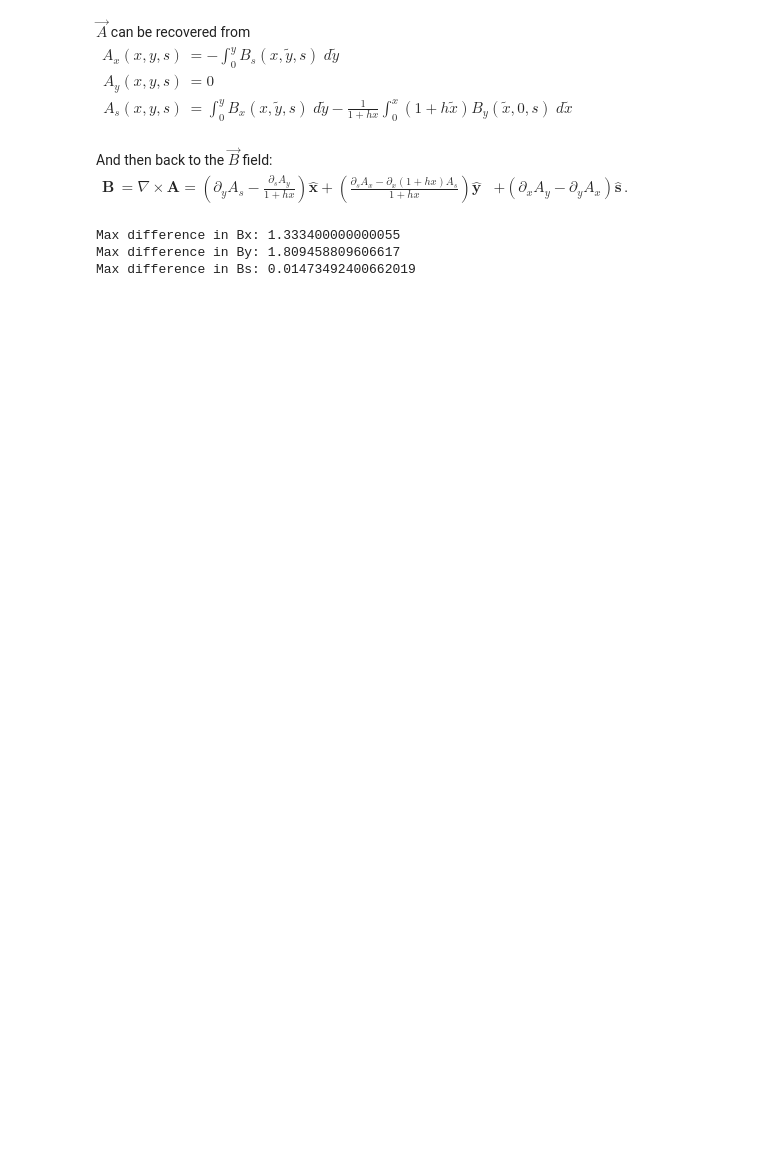
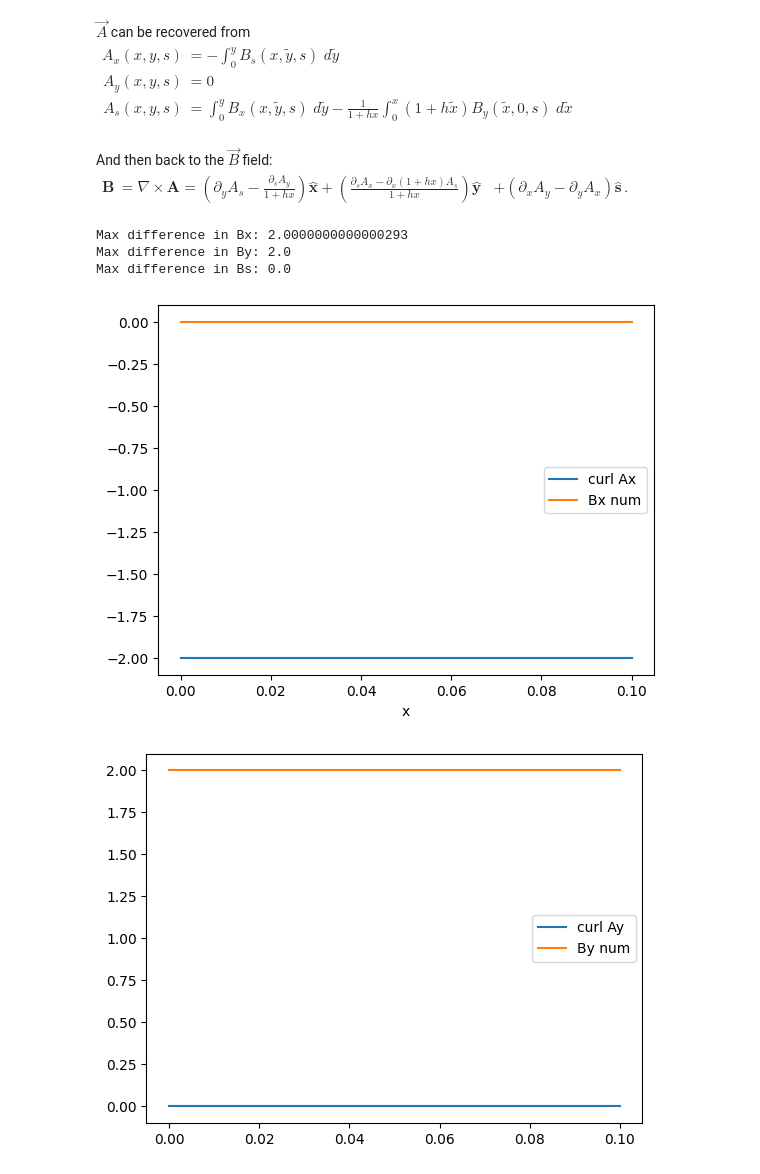
Before and after one commit to marcoliniF/bpmeth, a Jupyter notebook: preliminaryTrials/4.0straighttocurvedbyA_HA.ipynb, the cells around one changed output. Saved outputs shown, nothing was run; the diff lists cells and outputs as text; code cells hidden in the pictures; blank space fills up the shorter version.

Commit message:
Update integrals and curls

```diff
--- a/preliminaryTrials/4.0straighttocurvedbyA_HA.ipynb
+++ b/preliminaryTrials/4.0straighttocurvedbyA_HA.ipynb
@@ -22,16 +22,14 @@ plt.xlim((0,1))
 # %%
-#XYS=(x,y,s)#symbolic expressions
 #define x,y,s axes to convert the symbolic expression of phi into a numerical array
 xa= np.linspace(-1,1,101)
 ya=np.linspace(-1,1,101)
 sa=np.linspace(-1,1,101)
-#make a 3d plot of phi as a function of x and y for a fixed s
-X, Y = np.meshgrid(xa, ya)
+
 # Get analytical B field functions
 Bx_func, By_func, Bs_func = expansion.get_Bfield(lambdify=True)
 #print("Bx:", Bx_func, "By:", By_func, "Bs:", Bs_func)
 # Evaluate on grid
-X,Y,S = np.meshgrid(xa, ya, sa)
+X,Y,S = np.meshgrid(xa, ya, sa, indexing='ij')
 Bx_num = Bx_func(X, Y, S)
 By_num = By_func(X, Y, S)
 Bs_num = Bs_func(X, Y, S)
@@ -52,8 +50,8 @@ fm = bpmeth.fieldmaps.Fieldmap(datafieldmap)
 rho = .5
 phi = 1.
 N=101 #don't touch for the moment
-xFS = np.linspace(-0.05, 0.05, N)
-yFS = np.linspace(-0.05, 0.05, N)
+xFS = np.linspace(0, 0.1, N)
+yFS = np.linspace(0, 0.1, N)
 sFS = np.linspace(-rho*phi, rho*phi, 103)
 interp_rad=0.025
 fm_fs = fm.calc_FS_coords(xFS, yFS, sFS, rho, phi, radius=interp_rad)
@@ -66,10 +64,10 @@ $
     A_s(x, y, s) &= \int_0^y B_x(x, \tilde{y}, s) \; d\tilde{y} - \frac{1}{1+hx} \int_0^x (1+h\tilde{x}) B_y(\tilde{x}, 0, s) \; d\tilde{x}
 \end{align}$
 # %%
-Nhalf = np.floor(N/2).astype(int)
-Acurvedx= -cumtrapz(Bs_num[Nhalf:,Nhalf:,Nhalf:], yFS[Nhalf:],axis=1, initial=0)
+Nhalf = np.floor(N/2).astype(int)*0
+Acurvedx= -cumtrapz(Bs_num[Nhalf:,Nhalf:,Nhalf:], yFS[Nhalf:],axis=1, initial=0)#indefinite integral with scipy
 Acurvedy= np.zeros_like(Acurvedx)
-Acurveds= cumtrapz(Bx_num[Nhalf:,Nhalf:,Nhalf:], yFS[Nhalf:],axis=1, initial=0)-1/(1+xFS[Nhalf:]/rho)*cumtrapz(By_num[Nhalf:,Nhalf:,Nhalf:], xFS[Nhalf:],axis=0, initial=0)
+Acurveds= cumtrapz(Bx_num[Nhalf:,Nhalf:,Nhalf:], yFS[Nhalf:],axis=1, initial=0)-1/(1+xFS[Nhalf:]/rho)*cumtrapz((1+xFS[Nhalf:]/rho)*By_num[Nhalf:,0,Nhalf:], xFS[Nhalf:],axis=0, initial=0)
 #take just an octant for A for broadcasting reasons
 # %% [markdown]
 And then back to the $\vec{B}$ field:\
@@ -82,26 +80,41 @@ $ \begin{align}
 # %%
 def curl_curved(Ax, Ay, As, dx, dy, ds, h):
 
     # Compute partial derivatives
     dAx_dy = np.gradient(Ax, dy, axis=1)
     dAx_ds = np.gradient(Ax, ds, axis=2)
     dAy_dx = np.gradient(Ay, dx, axis=0)
     dAy_ds = np.gradient(Ay, ds, axis=2)
     d1plushxAs_dx = np.gradient((1+h*xFS[Nhalf:])*As, dx, axis=0)
     dAs_dy = np.gradient(As, dy, axis=1)
 
     # Curl components
     curl_x = dAs_dy - dAy_ds/(1 + xFS[Nhalf:]*h)
     curl_y = (dAx_ds - d1plushxAs_dx)/(1 + xFS[Nhalf:]*h)
     curl_s = dAy_dx - dAx_dy
 
     return curl_x, curl_y, curl_s
 curlAx, curlAy, curlAs = curl_curved(Acurvedx, Acurvedy, Acurveds, xFS[1]-xFS[0], yFS[1]-yFS[0], sFS[1]-sFS[0], 1/rho)
 # Compare with computed curl
 print("Max difference in Bx:", np.max(np.abs(curlAx - Bx_num[Nhalf:,Nhalf:,Nhalf:])))
 print("Max difference in By:", np.max(np.abs(curlAy - By_num[Nhalf:,Nhalf:,Nhalf:])))
 print("Max difference in Bs:", np.max(np.abs(curlAs - Bs_num[Nhalf:,Nhalf:,Nhalf:])))
+plt.plot(xFS[Nhalf:], curlAx[:,0,0], label='curl Ax')
+plt.plot(xFS[Nhalf:], Bx_num[Nhalf:,0,0], label='Bx num')
+plt.legend()
+plt.xlabel('x')
+plt.show()
+plt.plot(xFS[Nhalf:], curlAy[:,0,0], label='curl Ay')
+plt.plot(xFS[Nhalf:], By_num[Nhalf:,0,0], label='By num')
+plt.legend()
+plt.show()
+plt.plot(xFS[Nhalf:], curlAs[:,0,0], label='curl As')
+plt.plot(xFS[Nhalf:], Bs_num[Nhalf:,0,0], label='Bs num')
+plt.legend()
+plt.show()
 # %% [output]
-Max difference in Bx: 1.333400000000055
-Max difference in By: 1.809458809606617
-Max difference in Bs: 0.01473492400662019
+Max difference in Bx: 2.0000000000000293
+Max difference in By: 2.0
+Max difference in Bs: 0.0
+[figure, added]
+[figure, added]
```
Also changed, not shown: parts of 5 cells of this notebook.
